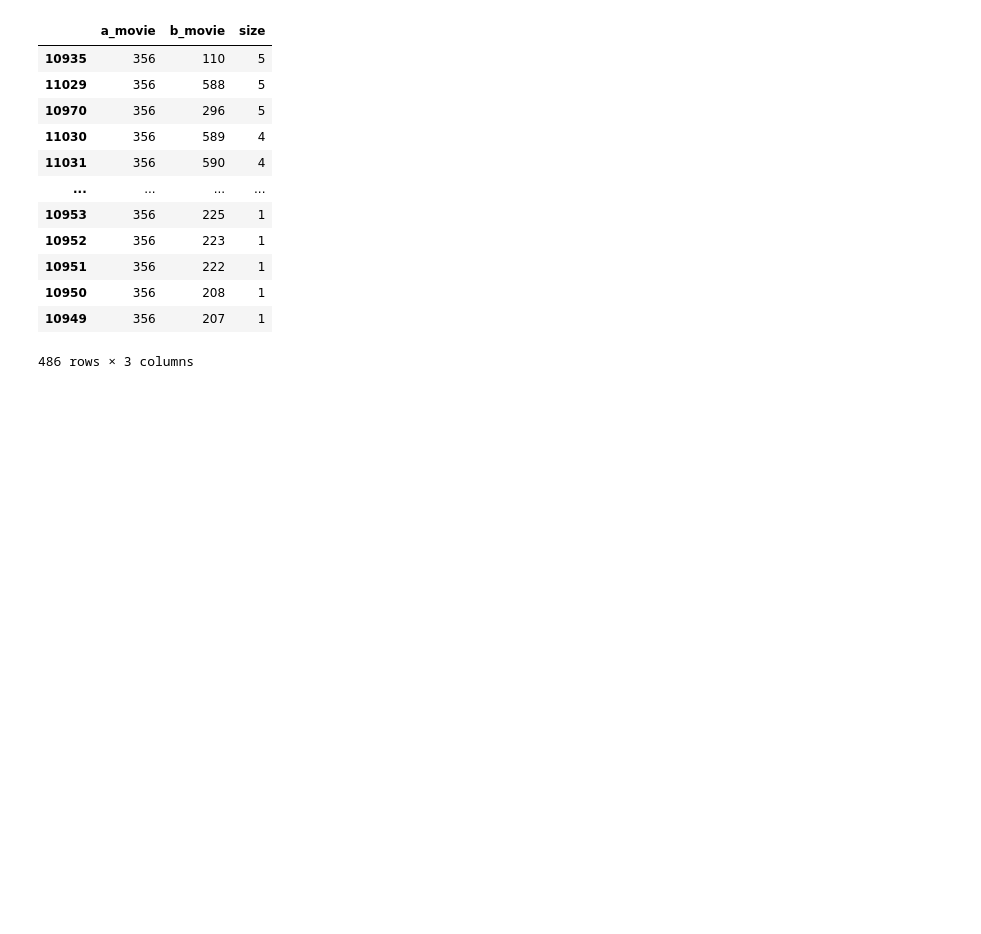
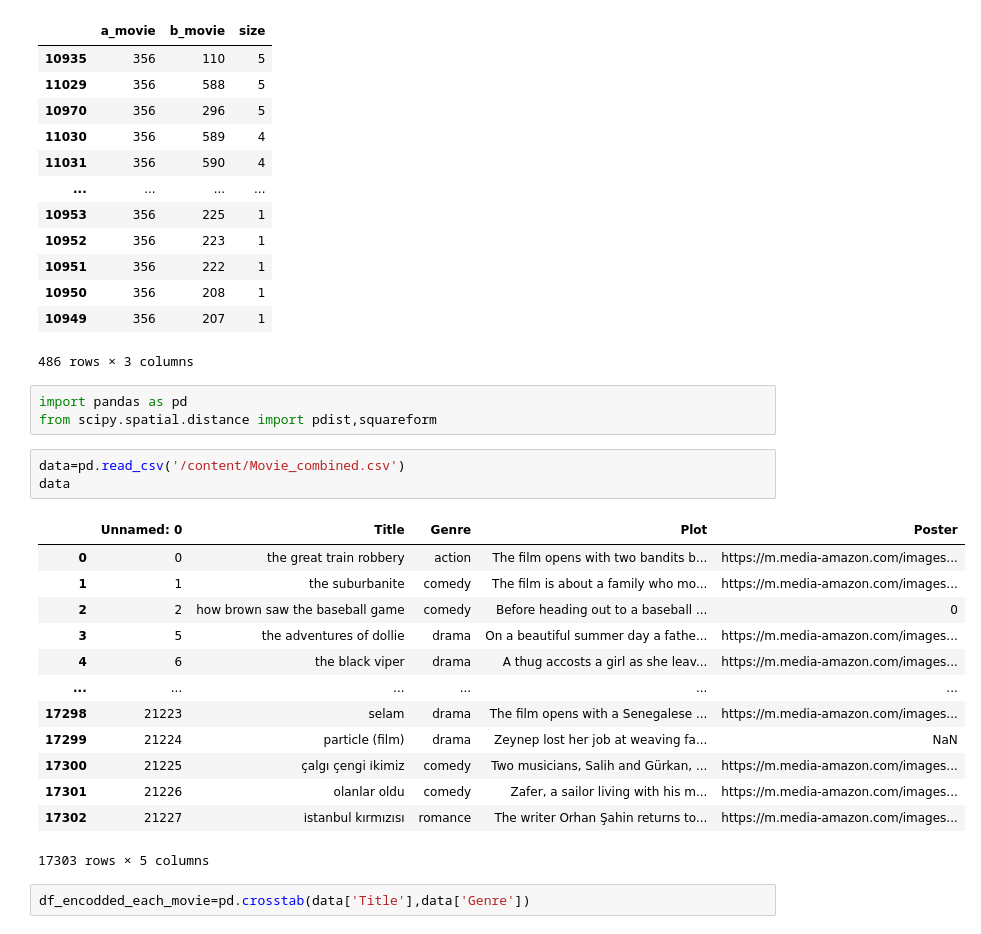
Before and after one commit to Belal-AI/Books-, a Jupyter notebook: Recommneder_systems.ipynb, the cells around one changed output. Drawn from its saved outputs; the diff is of its cells as text; blank space fills up the shorter version.

```diff
--- a/Recommneder_systems.ipynb
+++ b/Recommneder_systems.ipynb
@@ -200,3 +200,25 @@ compinations[compinations['a_movie']==356]
 | 10950 | 356 | 208 | 1 |
 | 10949 | 356 | 207 | 1 |
 486 rows × 3 columns
+# %%
+import pandas as pd
+from scipy.spatial.distance import pdist,squareform
+# %%
+data=pd.read_csv('/content/Movie_combined.csv')
+data
+# %% [output]
+|  | Unnamed: 0 | Title | Genre | Plot | Poster |
+| 0 | 0 | the great train robbery | action | The film opens with two bandits b... | https://m.media-amazon.com/images... |
+| 1 | 1 | the suburbanite | comedy | The film is about a family who mo... | https://m.media-amazon.com/images... |
+| 2 | 2 | how brown saw the baseball game | comedy | Before heading out to a baseball ... | 0 |
+| 3 | 5 | the adventures of dollie | drama | On a beautiful summer day a fathe... | https://m.media-amazon.com/images... |
+| 4 | 6 | the black viper | drama | A thug accosts a girl as she leav... | https://m.media-amazon.com/images... |
+| ... | ... | ... | ... | ... | ... |
+| 17298 | 21223 | selam | drama | The film opens with a Senegalese ... | https://m.media-amazon.com/images... |
+| 17299 | 21224 | particle (film) | drama | Zeynep lost her job at weaving fa... | NaN |
+| 17300 | 21225 | çalgı çengi i̇kimiz | comedy | Two musicians, Salih and Gürkan, ... | https://m.media-amazon.com/images... |
+| 17301 | 21226 | olanlar oldu | comedy | Zafer, a sailor living with his m... | https://m.media-amazon.com/images... |
+| 17302 | 21227 | i̇stanbul kırmızısı | romance | The writer Orhan Şahin returns to... | https://m.media-amazon.com/images... |
+17303 rows × 5 columns
+# %%
+df_encodded_each_movie=pd.crosstab(data['Title'],data['Genre'])
```
Also changed, not shown: parts of 5 cells of this notebook.
